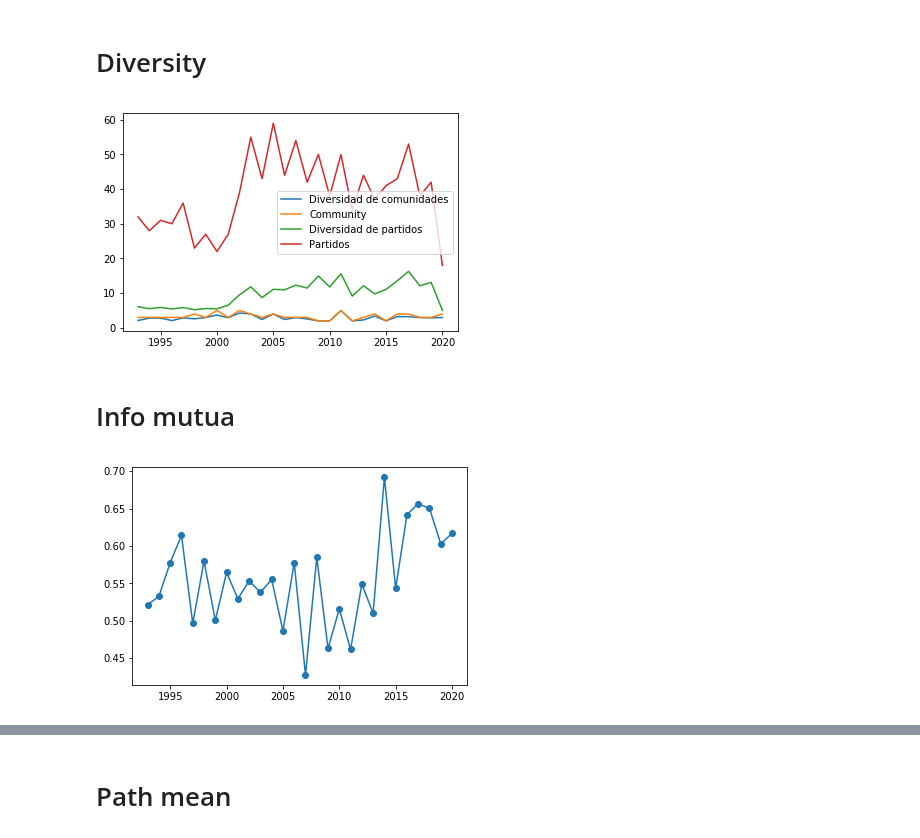
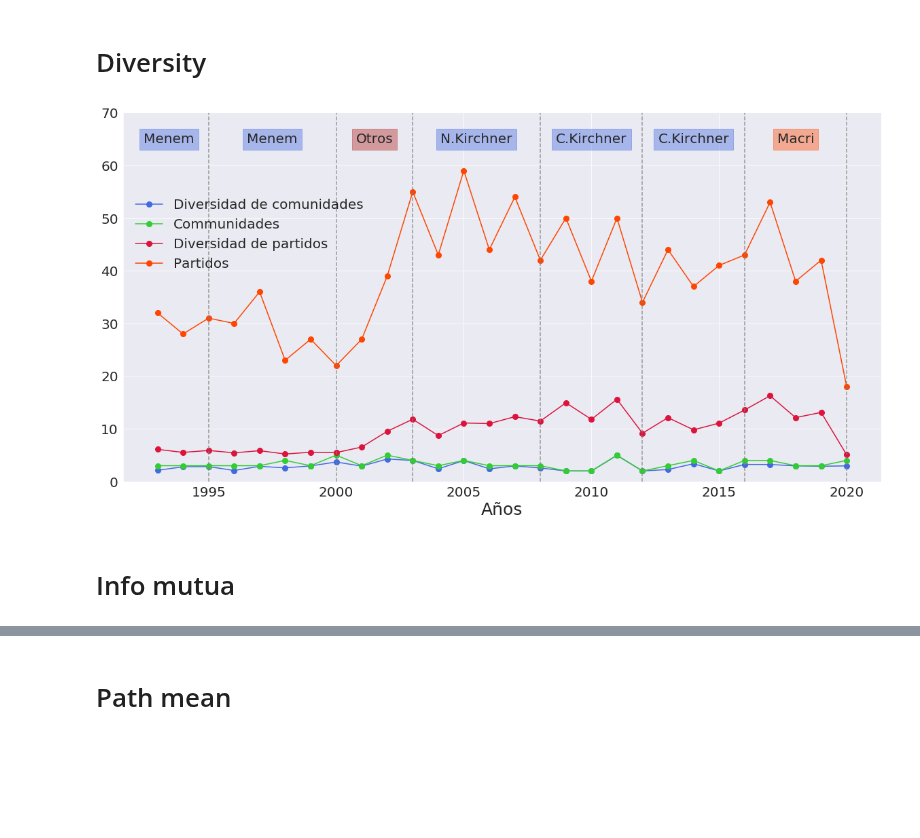
Before and after one commit to LunaKadysz/Redes, a Jupyter notebook: TP_Final/TheCongress/plot_metrics.ipynb, the cells around one changed output, grey strips where cells are left out. Saved outputs shown, nothing was run; the diff lists cells and outputs as text; code cells hidden in the pictures; blank space fills up the shorter version.

```diff
--- a/TP_Final/TheCongress/plot_metrics.ipynb
+++ b/TP_Final/TheCongress/plot_metrics.ipynb
@@ -1,5 +1,7 @@
 # %%
 import matplotlib.pyplot as plt
+import seaborn as sns
+sns.set_style('darkgrid')
 # %%
 import json
 metrics = {}
@@ -20,23 +22,42 @@ for y in metrics.keys():
     comm.append(metrics[y]['div_comm'][1])
     div_party.append(metrics[y]['div_party'][0])
     party.append(metrics[y]['div_party'][1])
-# %%
-plt.plot(dates, div_comm, label = 'Diversidad de comunidades')
-plt.plot(dates, comm, label = 'Community')
-plt.plot(dates, div_party, label = 'Diversidad de partidos')
-plt.plot(dates,party, label = 'Partidos')
-plt.legend()
-plt.show()
-# %% [output]
-[figure, removed]
+# %%
+plt.figure(figsize=(20,10))
+plt.ylim(0, 70 )
+plt.plot(dates, div_comm, label = 'Diversidad de comunidades', color='royalblue', marker='o', markersize=8)
+plt.plot(dates, comm, label = 'Communidades', color = 'limegreen', marker = 'o', markersize = 8)
+plt.plot(dates, div_party, label = 'Diversidad de partidos', color = 'crimson', marker = 'o', markersize = 8)
+plt.plot(dates,party, label = 'Partidos', color = 'orangered', marker = 'o', markersize = 8)
+for i,y in enumerate(mandatos_j):
+    plt.axvline(y, ls = '--', c='grey', alpha = 0.8)
+    if not y == 2020:
+        plt.text((mandatos[i + 1] + mandatos[i]) / 2 , 65, f"{presis[i]}", size=20,
+                 ha="center", va="center",
+                 bbox=dict(boxstyle="square",
+                           ec=colores[i],
+                           fc= colores[i],
+                           alpha = 0.4
+                           )
+                 )
+
+plt.text(1993 + 0.45, 65, 'Menem', size=20,
+                 ha="center", va="center",
+                 bbox=dict(boxstyle="square",
+                           ec= 'royalblue',
+                           fc= 'royalblue',
+                           alpha = 0.4
+                           )
+                 )
+plt.legend(loc = 2, frameon = False, fontsize = 20, bbox_to_anchor=(0, 0.3, 0.5, 0.5))
+plt.tick_params(labelsize = 20)
+plt.xlabel('Años', fontsize = 25)
+plt.savefig('../figs/metrics/diversity.png')
+# %% [output]
+[figure, added]
 # %% [markdown]
 # Info mutua
 # %%
 info_mutua = []
 for y in metrics.keys():
     info_mutua.append(metrics[y]['info_mutua'])
-# %%
-plt.plot(dates, info_mutua, '-o')
-plt.show()
-# %% [output]
-[figure, removed]
```
Also changed, not shown: parts of 18 cells of this notebook.
